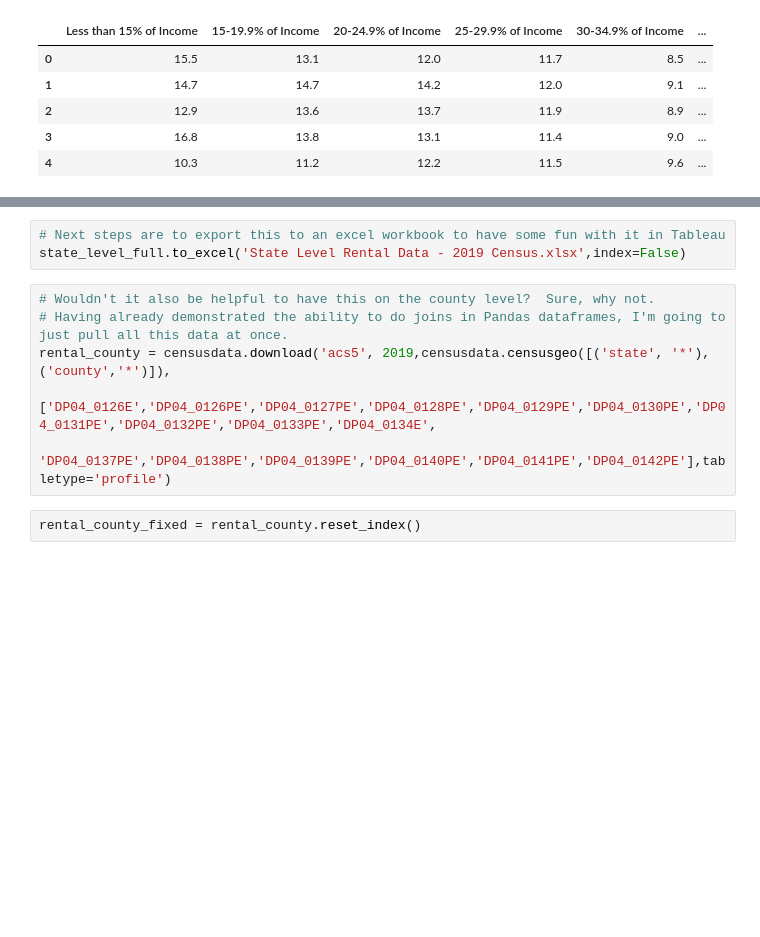
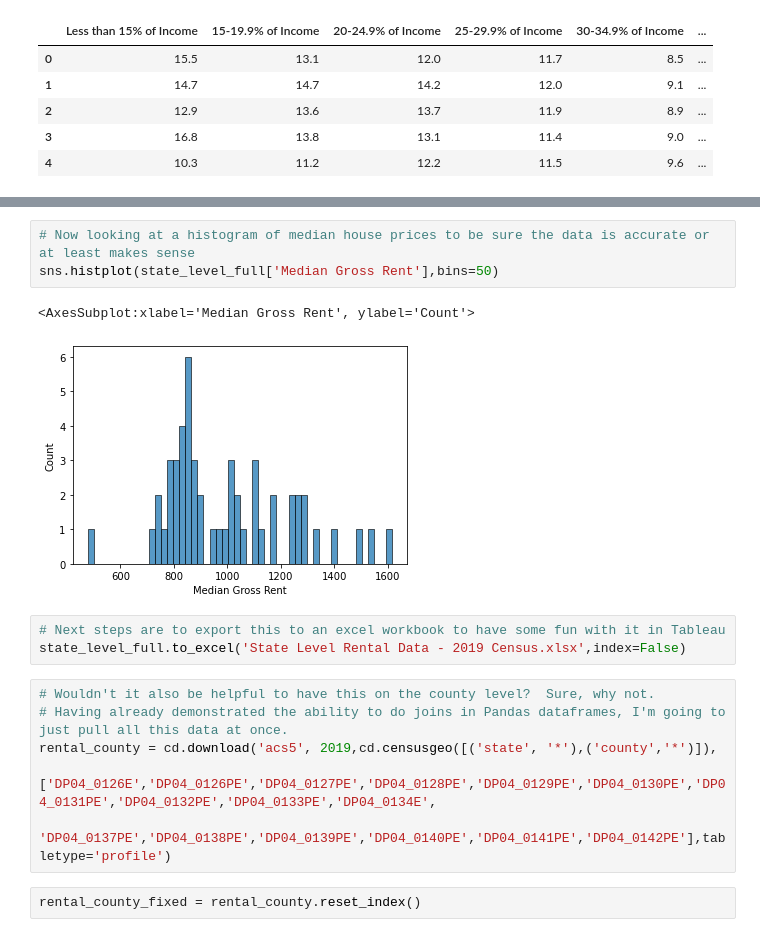
Before and after one commit to danbaker76/Rental-Data, a Jupyter notebook: Rental Data (Census).ipynb, the cells around one changed output, grey strips where cells are left out. Drawn from its saved outputs; the diff is of its cells as text; blank space fills up the shorter version.

```diff
--- a/Rental Data (Census).ipynb
+++ b/Rental Data (Census).ipynb
@@ -128,10 +137,16 @@ state_level_full.head(5)
+# %%
+# Now looking at a histogram of median house prices to be sure the data is accurate or at least makes sense
+sns.histplot(state_level_full['Median Gross Rent'],bins=50)
+# %% [output]
+<AxesSubplot:xlabel='Median Gross Rent', ylabel='Count'>
+[figure, added]
 # %%
 # Next steps are to export this to an excel workbook to have some fun with it in Tableau
 state_level_full.to_excel('State Level Rental Data - 2019 Census.xlsx',index=False)
 # %%
 # Wouldn't it also be helpful to have this on the county level?  Sure, why not.
 # Having already demonstrated the ability to do joins in Pandas dataframes, I'm going to just pull all this data at once.
-rental_county = censusdata.download('acs5', 2019,censusdata.censusgeo([('state', '*'),('county','*')]),
+rental_county = cd.download('acs5', 2019,cd.censusgeo([('state', '*'),('county','*')]),
                                            ['DP04_0126E','DP04_0126PE','DP04_0127PE','DP04_0128PE','DP04_0129PE','DP04_0130PE','DP04_0131PE','DP04_0132PE','DP04_0133PE','DP04_0134E',
                                             'DP04_0137PE','DP04_0138PE','DP04_0139PE','DP04_0140PE','DP04_0141PE','DP04_0142PE'],tabletype='profile')
 # %%
```
Also changed, not shown: parts of 16 cells of this notebook.
